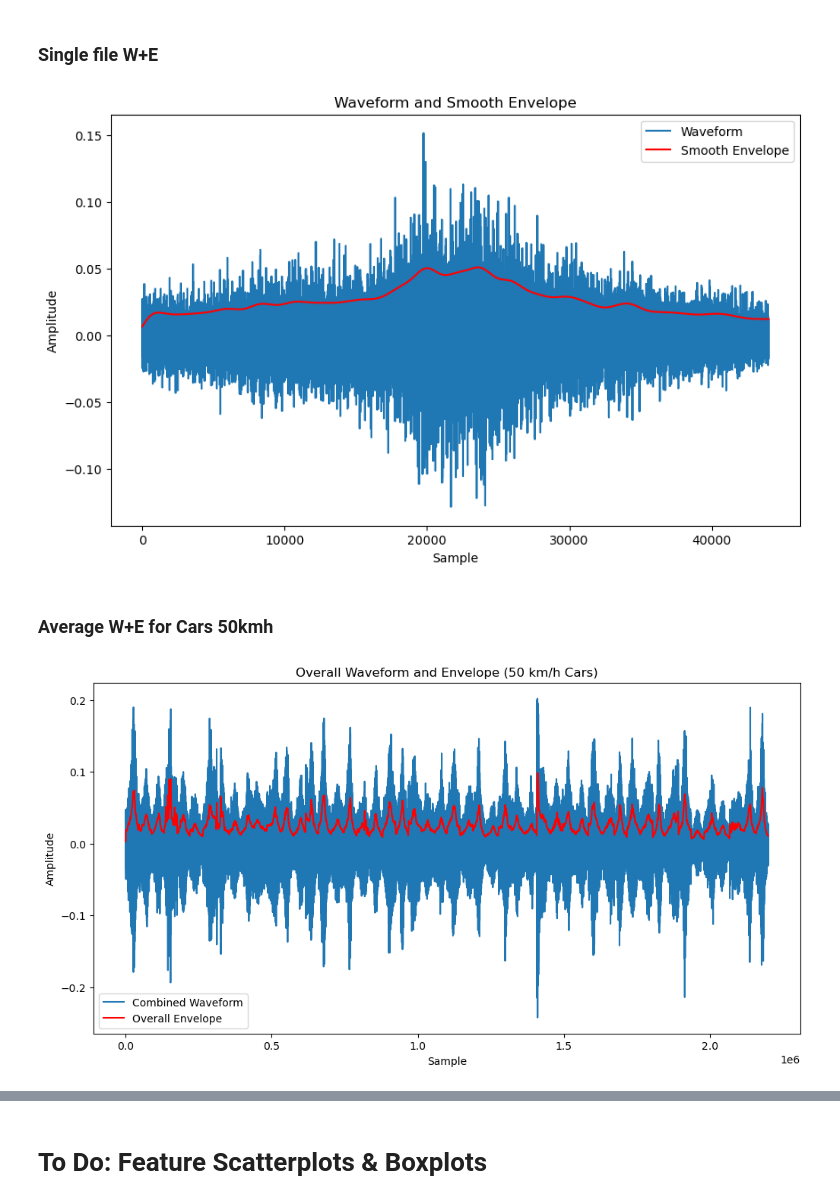
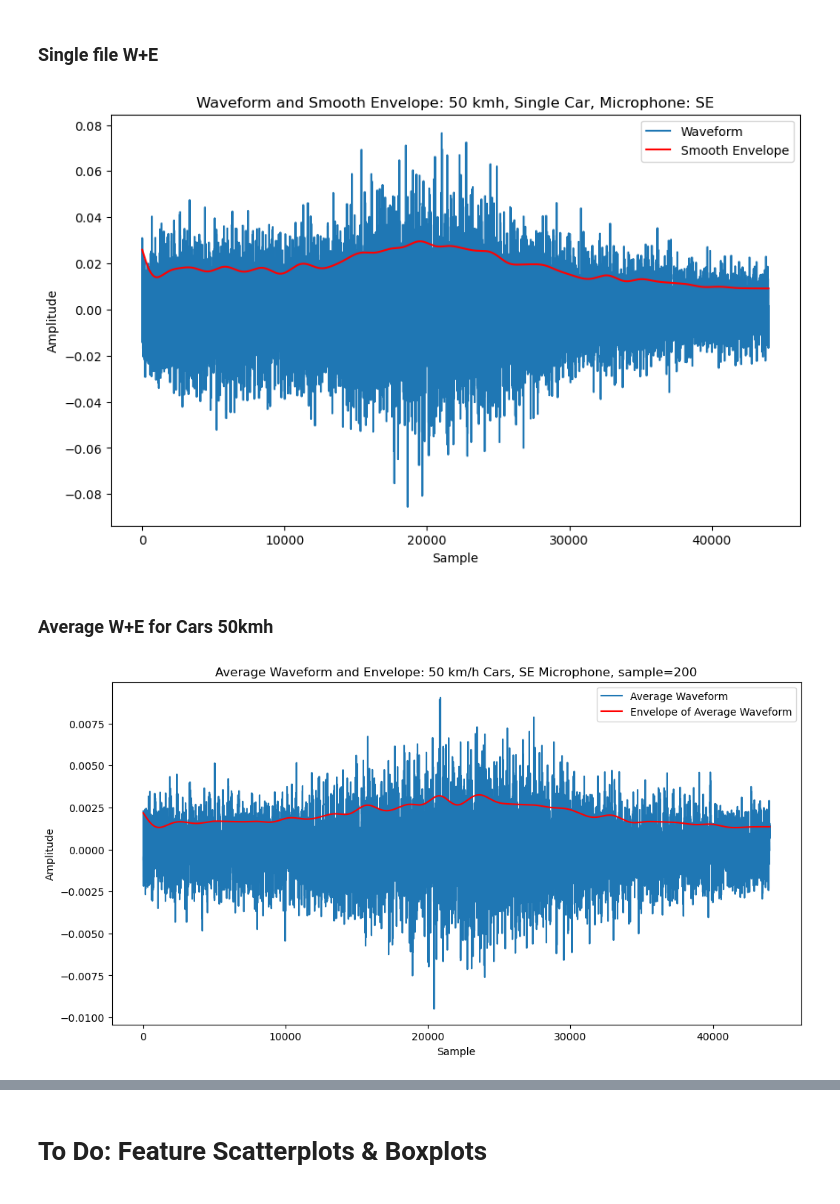
Before and after one commit to janikWa/RoadTrafficNoise, a Jupyter notebook: RTN-jakob/03_data_visualization.ipynb, the cells around one changed output, grey strips where cells are left out. Cells and saved outputs as stored; diff of their text form; code cells hidden in the pictures.

```diff
--- a/RTN-jakob/03_data_visualization.ipynb
+++ b/RTN-jakob/03_data_visualization.ipynb
@@ -648,7 +288,7 @@ from scipy.signal import hilbert, butter, filtfilt
 import numpy as np
 
 # Beispiel für ein File
-file_path = "/Users/jakob/Downloads/IDMT_Traffic/preprocessed_audio_not_normalized/2019-11-13-08-00_Schleusinger-Allee_70Kmh_3020909_M_W_CL_SE_CH34.wav"
+file_path = "/Users/jakob/Downloads/IDMT_Traffic/preprocessed_audio_not_normalized/2019-11-18-15-45_Langewiesener-Strasse_50Kmh_2702192_A_D_CR_SE_CH34.wav"
 sample_rate, data = wavfile.read(file_path)
 
 # Mono konvertieren, falls Stereo
@@ -674,13 +314,17 @@ smooth_envelope = lowpass_filter(envelope, cutoff_frequency, sample_rate)
 plt.figure(figsize=(10, 6))
 plt.plot(data, label='Waveform')
 plt.plot(smooth_envelope, label='Smooth Envelope', color='red')
-plt.title('Waveform and Smooth Envelope')
+plt.title('Waveform and Smooth Envelope: 50 kmh, Single Car, Microphone: SE')
 plt.xlabel('Sample')
 plt.ylabel('Amplitude')
 plt.legend()
+
+# Save the figure with dpi=300
+plt.savefig('plots/wave_env_50_single_C_SE.png', dpi=400)
+
 plt.show()
 # %% [output]
-[figure, old version]
+[figure, new version]
 # %% [markdown]
 ### Average W+E for Cars 50kmh
 # %%
@@ -699,13 +343,13 @@ df = pd.read_csv('df_total_cat.csv')
 
 # Filter rows for specific conditions
 filtered_df = df[
-    (df['speed_kmh'] == 50)  &
+    (df['speed_kmh'] == 50) &
     (df['microphone'] == 'SE') &
     (df['vehicle'] == 'C')
 ]
 
 # Select a random sample of 200 files
-filtered_df_sample = filtered_df.sample(n=50, random_state=42)
+filtered_df_sample = filtered_df.sample(n=200, random_state=42)
 
 # Function to process and return waveform
 def process_audio(file_path):
@@ -720,40 +364,58 @@ def compute_envelope(data, sample_rate, cutoff_freq=10, order=5):
     envelope = np.abs(hilbert(data))
     # Low-pass filter for smoothing
     nyquist = 0.5 * sample_rate
     normal_cutoff = cutoff_freq / nyquist
     b, a = butter(order, normal_cutoff, btype='low', analog=False)
     smooth_envelope = filtfilt(b, a, envelope)
     return smooth_envelope
 
-# Aggregate waveforms
+# Function to normalize waveforms to the same length
+def normalize_waveform_length(waveforms, target_length):
+    normalized_waveforms = []
+    for waveform in waveforms:
+        if len(waveform) > target_length:
+            normalized_waveforms.append(waveform[:target_length])  # Truncate
+        else:
+            padding = target_length - len(waveform)
+            normalized_waveforms.append(np.pad(waveform, (0, padding), 'constant'))  # Pad with zeros
+    return np.array(normalized_waveforms)
+
+# Aggregate and normalize waveforms
 all_waveforms = []
+target_length = 0
 for idx, row in filtered_df_sample.iterrows():
     file_name = row['file'] + '.wav'  # Add .wav extension
     file_path = os.path.join(input_directory, file_name)  # Construct full path
     try:
         sample_rate, data = process_audio(file_path)
         all_waveforms.append(data)
+        target_length = max(target_length, len(data))  # Update target length to longest waveform
     except FileNotFoundError:
         print(f"File not found: {file_path}")
         continue
 
-# Concatenate all waveforms
+# Compute average waveform
 if all_waveforms:
-    combined_waveform = np.concatenate(all_waveforms)
+    normalized_waveforms = normalize_waveform_length(all_waveforms, target_length)
+    average_waveform = normalized_waveforms.mean(axis=0)
 
-    # Compute overall envelope
-    overall_envelope = compute_envelope(combined_waveform, sample_rate)
+    # Compute envelope of the average waveform
+    average_envelope = compute_envelope(average_waveform, sample_rate)
 
-    # Plot combined waveform and envelope
+    # Plot average waveform and envelope
     plt.figure(figsize=(12, 6))
-    plt.plot(combined_waveform, label='Combined Waveform')
-    plt.plot(overall_envelope, label='Overall Envelope', color='red')
-    plt.title('Overall Waveform and Envelope (50 km/h Cars)')
+    plt.plot(average_waveform, label='Average Waveform')
+    plt.plot(average_envelope, label='Envelope of Average Waveform', color='red')
+    plt.title('Average Waveform and Envelope: 50 km/h Cars, SE Microphone, sample=200')
     plt.xlabel('Sample')
     plt.ylabel('Amplitude')
     plt.legend()
+
+    # Save the figure with dpi=300
+    plt.savefig('plots/avg_wave_env_50_C_SE_rndm200.png', dpi=400)
+
     plt.show()
 else:
     print("No valid waveforms processed.")
 # %% [output]
-[figure, old version]
+[figure, new version]
```
Also changed, not shown: parts of 25 cells of this notebook, 39 other files.
